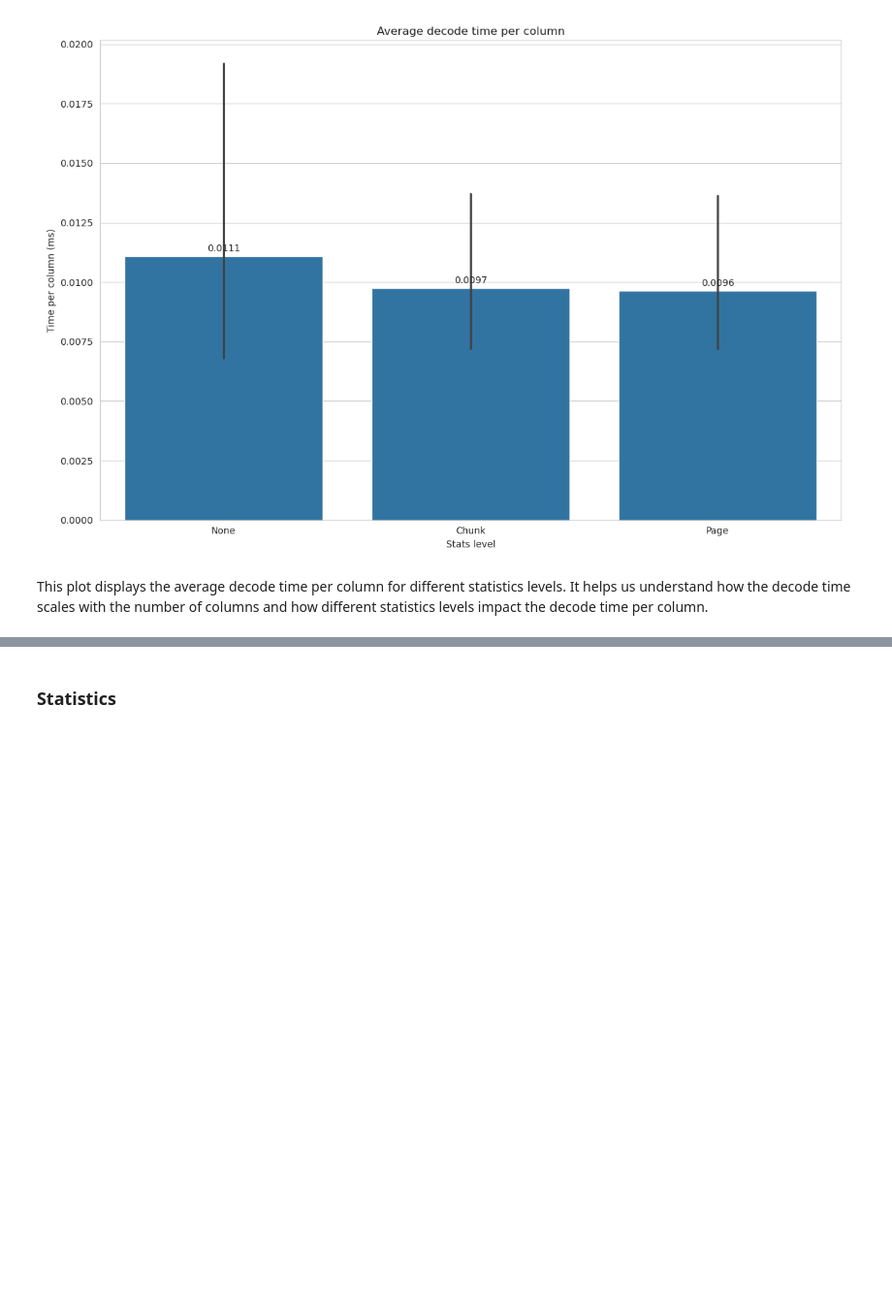
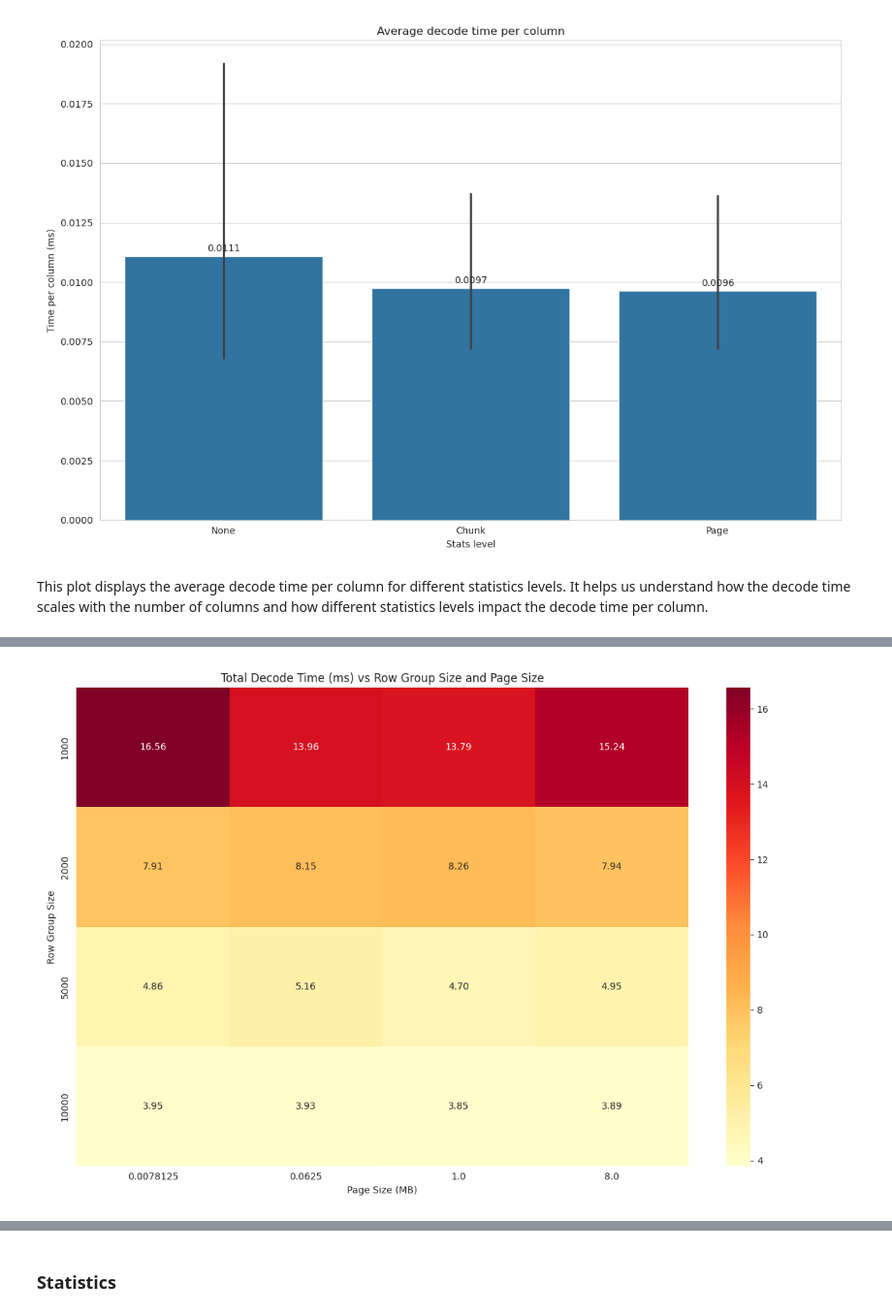
Before and after one commit to Neelaksh-Singh/gresearch_parquet_benchmarking, a Jupyter notebook: Parquet-CPP-Benchmarking.ipynb, the cells around one changed output, grey strips where cells are left out. Shown at 97% size. Cells and saved outputs as stored; diff of their text form; code cells hidden in the pictures; blank space fills up the shorter version.

Commit message:
Add rowgroup benchmarks

```diff
--- a/Parquet-CPP-Benchmarking.ipynb
+++ b/Parquet-CPP-Benchmarking.ipynb
@@ -465,0 +468,17 @@ This plot displays the average decode time per column for different statistics l
+# %%
+import pandas as pd
+import matplotlib.pyplot as plt
+import seaborn as sns
+
+# Read the CSV file
+df = pd.read_csv('benchmark_rowgroup.csv')
+
+# Map stats levels to readable labels
+stats_map = {0: 'None', 1: 'Chunk', 2: 'Page'}
+df['stats_level'] = df['stats_level'].map(stats_map)
+df['page_size_mb'] = df['page_size'] / (1024 * 1024)
+
+# Set up the plot style
+sns.set_style("whitegrid")
+
+df
@@ -465,0 +499,15 @@ This plot displays the average decode time per column for different statistics l
+# %%
+# Plot 1: Heatmap of total decode time vs row group size and page size (in MB)
+plt.figure(figsize=(12, 8))
+pivot = df.pivot_table(values='total_decode_time_ms', index='row_group_size', columns='page_size_mb', aggfunc='mean')
+sns.heatmap(pivot, annot=True, fmt='.2f', cmap='YlOrRd')
+plt.title('Total Decode Time (ms) vs Row Group Size and Page Size')
+plt.xlabel('Page Size (MB)')
+plt.ylabel('Row Group Size')
+plt.tight_layout()
+plt.savefig('heatmap_decode_time.png')
+plt.close()
+
+Image(filename='./heatmap_decode_time.png')
+# %% [output]
+[figure, added]
```
Also changed, not shown: parts of 7 cells of this notebook, 4 other files.
